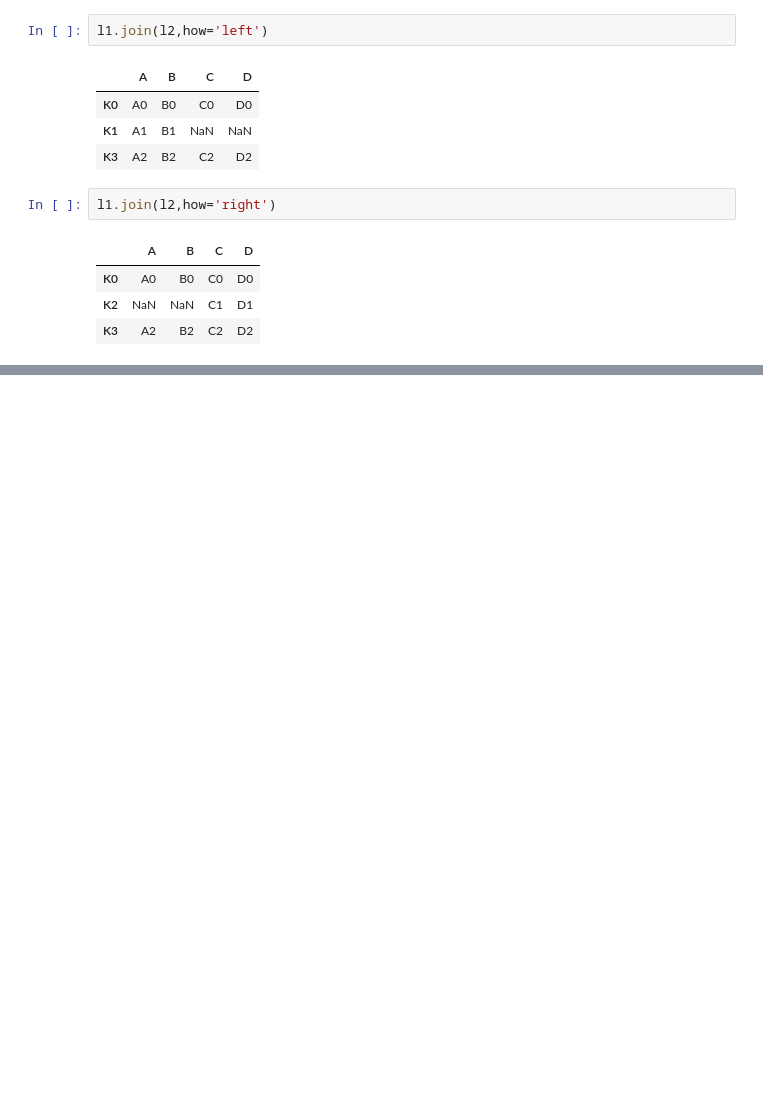
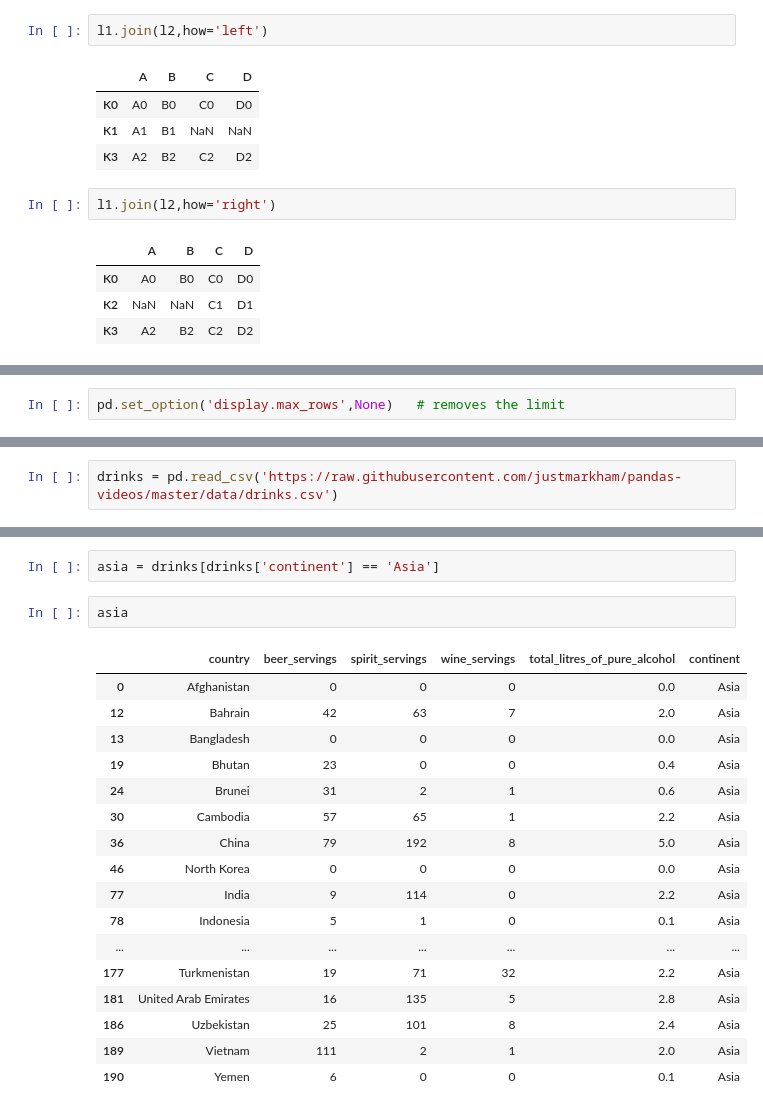
Before and after one commit to mavrick08/AWP, a Jupyter notebook: Pandas .ipynb, the cells around one changed output, grey strips where cells are left out. Saved outputs shown, nothing was run; the diff lists cells and outputs as text; blank space fills up the shorter version.

Commit message:
pandas till 9th oct

```diff
--- a/Pandas .ipynb
+++ b/Pandas .ipynb
@@ -1729,0 +1971,2 @@ l1.join(l2,how='right')
+# %%
+pd.set_option('display.max_rows',None)   # removes the limit
@@ -1729,0 +2255,2 @@ l1.join(l2,how='right')
+# %%
+drinks = pd.read_csv('https://raw.githubusercontent.com/justmarkham/pandas-videos/master/data/drinks.csv')
@@ -1729,0 +2332,22 @@ l1.join(l2,how='right')
+# %%
+asia = drinks[drinks['continent'] == 'Asia']
+# %%
+asia
+# %% [output]
+|  | country | beer_servings | spirit_servings | wine_servings | total_litres_of_pure_alcohol | continent |
+| 0 | Afghanistan | 0 | 0 | 0 | 0.0 | Asia |
+| 12 | Bahrain | 42 | 63 | 7 | 2.0 | Asia |
+| 13 | Bangladesh | 0 | 0 | 0 | 0.0 | Asia |
+| 19 | Bhutan | 23 | 0 | 0 | 0.4 | Asia |
+| 24 | Brunei | 31 | 2 | 1 | 0.6 | Asia |
+| 30 | Cambodia | 57 | 65 | 1 | 2.2 | Asia |
+| 36 | China | 79 | 192 | 8 | 5.0 | Asia |
+| 46 | North Korea | 0 | 0 | 0 | 0.0 | Asia |
+| 77 | India | 9 | 114 | 0 | 2.2 | Asia |
+| 78 | Indonesia | 5 | 1 | 0 | 0.1 | Asia |
+| ... | ... | ... | ... | ... | ... | ... |
+| 177 | Turkmenistan | 19 | 71 | 32 | 2.2 | Asia |
+| 181 | United Arab Emirates | 16 | 135 | 5 | 2.8 | Asia |
+| 186 | Uzbekistan | 25 | 101 | 8 | 2.4 | Asia |
+| 189 | Vietnam | 111 | 2 | 1 | 2.0 | Asia |
+| 190 | Yemen | 6 | 0 | 0 | 0.1 | Asia |
```
Also changed, not shown: parts of 78 cells of this notebook, 4 other files.
